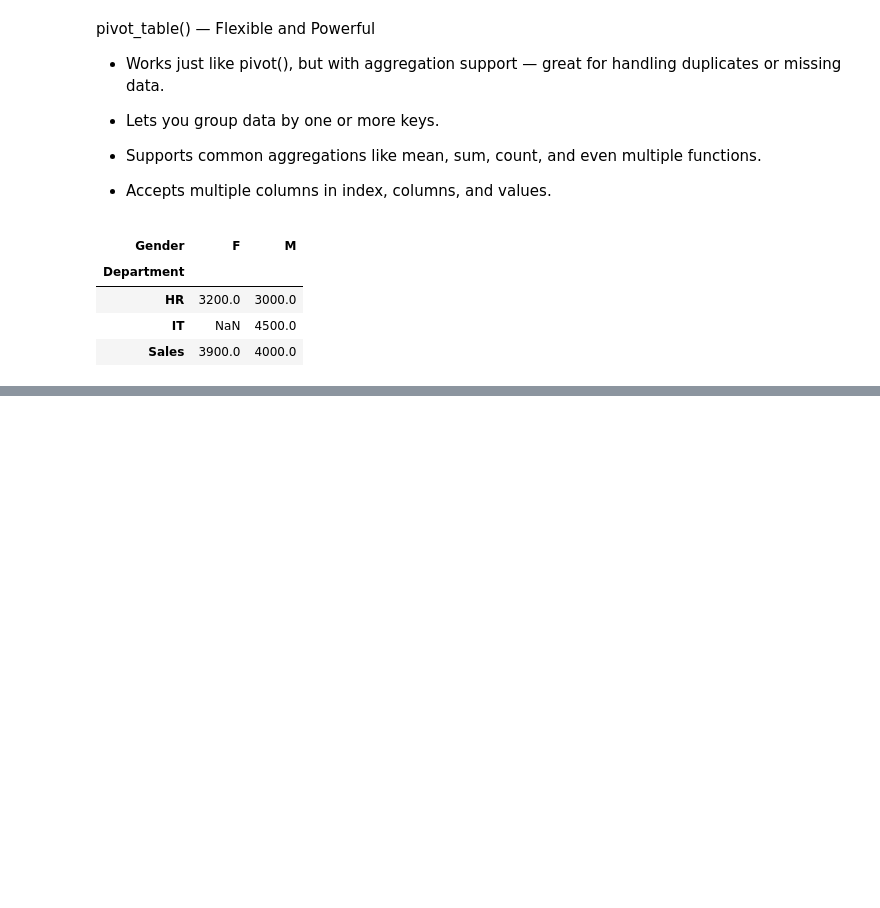
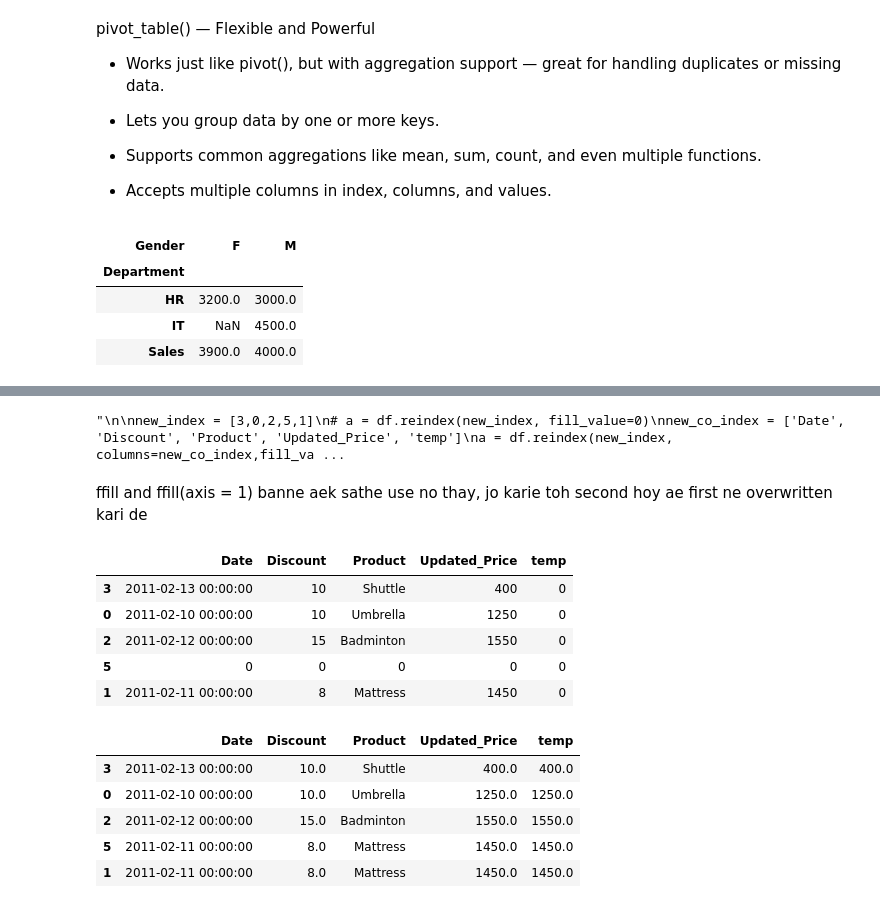
Before and after one commit to dhavalvalaa/Ai_Ml_QB, a Jupyter notebook: pandas/19_06/DataFrame_Exercises.ipynb, the cells around one changed output, grey strips where cells are left out. Drawn from its saved outputs; the diff is of its cells as text; code cells hidden in the pictures; blank space fills up the shorter version.

```diff
--- a/pandas/19_06/DataFrame_Exercises.ipynb
+++ b/pandas/19_06/DataFrame_Exercises.ipynb
@@ -307,0 +519,8 @@ pivot
+# %%
+df = pd.DataFrame({'Date':['10/2/2011', '11/2/2011', '12/2/2011', '13/2/2011'],
+                   'Product':[' UMbreLla', '  maTtress', 'BaDmintoN ', 'Shuttle'],
+                   'Updated_Price':[1250, 1450, 1550, 400],
+                   'Discount':[10, 8, 15, 10]})
+
+# Print the dataframe
+print(df)
@@ -307,0 +533,5 @@ pivot
+# %%
+import string
+
+df["Product"] = df["Product"].apply(lambda x: x.strip().capitalize())
+df
@@ -307,0 +544,3 @@ pivot
+# %%
+df["Date"] = pd.to_datetime(df["Date"], dayfirst=True ,errors='coerce')
+df
@@ -307,0 +553,45 @@ pivot
+# %%
+'''
+
+new_index = [3,0,2,5,1]
+# a = df.reindex(new_index, fill_value=0)
+new_co_index = ['Date', 'Discount', 'Product', 'Updated_Price', 'temp']
+a = df.reindex(new_index, columns=new_co_index,fill_value=0)
+display(a)
+#jo aapde fill_value use karyu hoy toh pachi ffill and bfill kaam no kare
+# a_temp = df.reindex(new_index)
+a_temp = df.reindex(new_index, columns=new_co_index)
+a_ffill = a_temp.ffill()
+a_ffill = a_temp.ffill(axis=1)
+display(a_ffill)
+a_bfill = a_temp.bfill()
+a_bfill = a_temp.bfill(axis=1)
+display(a_bfill)
+
+'''
+# %% [output]
+"\n\nnew_index = [3,0,2,5,1]\n# a = df.reindex(new_index, fill_value=0)\nnew_co_index = ['Date', 'Discount', 'Product', 'Updated_Price', 'temp']\na = df.reindex(new_index, columns=new_co_index,fill_va ...
+# %% [markdown]
+ffill and ffill(axis = 1) banne aek sathe use no thay, jo karie toh second hoy ae first ne overwritten kari de
+# %%
+new_index = [3,0,2,5,1]
+new_co_index = ['Date', 'Discount', 'Product', 'Updated_Price', 'temp']
+a = df.reindex(new_index, columns=new_co_index,fill_value=0)
+display(a)
+a_temp = df.reindex(new_index, columns=new_co_index)
+a_fill = a_temp.bfill()
+a_fill = a_fill.ffill(axis=1)
+display(a_fill)
+# %% [output]
+|  | Date | Discount | Product | Updated_Price | temp |
+| 3 | 2011-02-13 00:00:00 | 10 | Shuttle | 400 | 0 |
+| 0 | 2011-02-10 00:00:00 | 10 | Umbrella | 1250 | 0 |
+| 2 | 2011-02-12 00:00:00 | 15 | Badminton | 1550 | 0 |
+| 5 | 0 | 0 | 0 | 0 | 0 |
+| 1 | 2011-02-11 00:00:00 | 8 | Mattress | 1450 | 0 |
+|  | Date | Discount | Product | Updated_Price | temp |
+| 3 | 2011-02-13 00:00:00 | 10.0 | Shuttle | 400.0 | 400.0 |
+| 0 | 2011-02-10 00:00:00 | 10.0 | Umbrella | 1250.0 | 1250.0 |
+| 2 | 2011-02-12 00:00:00 | 15.0 | Badminton | 1550.0 | 1550.0 |
+| 5 | 2011-02-11 00:00:00 | 8.0 | Mattress | 1450.0 | 1450.0 |
+| 1 | 2011-02-11 00:00:00 | 8.0 | Mattress | 1450.0 | 1450.0 |
```
Also changed, not shown: parts of 19 cells of this notebook.
